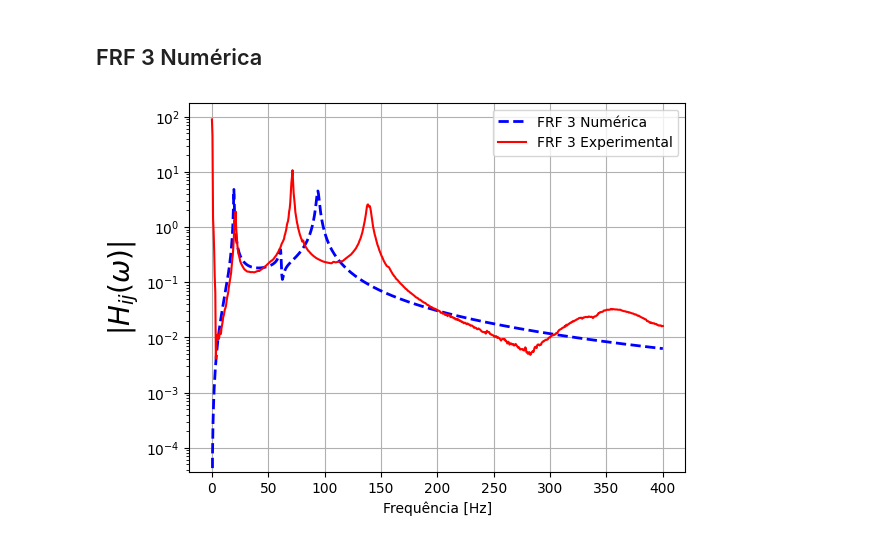
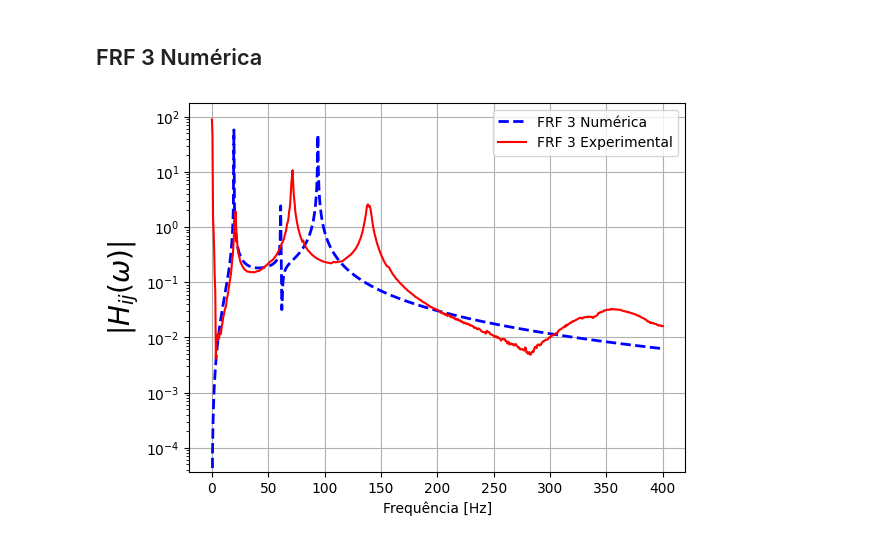
Before and after one commit to Daniel-Sottovia/Grupo-6, a Jupyter notebook: notebook.ipynb, the cells around one changed output. Saved outputs shown, nothing was run; the diff lists cells and outputs as text; code cells hidden in the pictures.

```diff
--- a/notebook.ipynb
+++ b/notebook.ipynb
@@ -1275,7 +1275,7 @@ x = 0  # Considerando índices baseados em zero
 xf = 1  # Considerando índices baseados em zero
 
 # Funcoes Resposta em Frequencia - Com amortecimento
-qsi = qsi_medio
+qsi = 0.001 # qsi_medio
 Hm = np.zeros((len(w), N), dtype=complex)
 H = np.zeros(len(w), dtype=complex)
 
@@ -1300,6 +1300,6 @@ plt.ylabel(r'$|H_{ij}(\omega)|$', fontsize=20)
 plt.grid()
 plt.yscale('log')
 plt.legend()
-plt.savefig("D:\\UFSC\\Vibes\\Cordioli\\Trabalho\\Grupo 6\\FRF1_numerica_qsi_medio_sem_ajuste_viga_guiada.png")
+plt.savefig("D:\\UFSC\\Vibes\\Cordioli\\Trabalho\\Grupo 6\\FRF1_numerica_sem_ajuste_viga_guiada.png")
 plt.show()
 # %% [output]
@@ -1332,7 +1332,7 @@ x = 1  # Considerando índices baseados em zero
 xf = 1  # Considerando índices baseados em zero
 
 # Funcoes Resposta em Frequencia - Com amortecimento
-qsi = qsi_medio
+qsi = 0.001 # qsi_medio
 Hm = np.zeros((len(w), N), dtype=complex)
 H = np.zeros(len(w), dtype=complex)
 
@@ -1357,6 +1357,6 @@ plt.ylabel(r'$|H_{ij}(\omega)|$', fontsize=20)
 plt.grid()
 plt.yscale('log')
 plt.legend()
-plt.savefig("D:\\UFSC\\Vibes\\Cordioli\\Trabalho\\Grupo 6\\FRF2_numerica_qsi_medio_sem_ajuste_viga_guiada.png")
+plt.savefig("D:\\UFSC\\Vibes\\Cordioli\\Trabalho\\Grupo 6\\FRF2_numerica_sem_ajuste_viga_guiada.png")
 plt.show()
 # %% [output]
@@ -1388,33 +1388,33 @@ w = 2 * np.pi * f
 x = 2  # Considerando índices baseados em zero
 xf = 1  # Considerando índices baseados em zero
 
 # Funcoes Resposta em Frequencia - Com amortecimento
-qsi = qsi_medio
+qsi = 0.001 # qsi_medio
 Hm = np.zeros((len(w), N), dtype=complex)
 H = np.zeros(len(w), dtype=complex)
 
 for j in range(len(w)):
     soma1 = 0
     for k in range(N):
         soma1 += - (w[j]**2)*(V[x, k] * V[xf, k] / (wi[k]**2 - w[j]**2 + 1j * 2 * qsi * wi[k] * w[j]))
         Hm[j, k] = - (w[j]**2)*(V[x, k] * V[xf, k] / (wi[k]**2 - w[j]**2 + 1j * 2 * qsi * wi[k] * w[j]))
     H[j] = soma1
 
 # Y = 1j * w * H
 
 # Plotting absolute value of H
 plt.plot(freq, np.abs(H), 'b', linewidth=2, label='FRF 3 Numérica', ls='--')
 
 frf_3_andar = np.abs(df['Signal 4 (Imag.)']) + np.abs(df['Signal 4 (Real)']) # Obtém-se o módulo da FRF
 
 plt.plot(freq, frf_3_andar, 'r', label='FRF 3 Experimental')
 
 plt.xlabel('Frequência [Hz]')
 plt.ylabel(r'$|H_{ij}(\omega)|$', fontsize=20)
 plt.grid()
 plt.yscale('log')
 plt.legend()
-plt.savefig("D:\\UFSC\\Vibes\\Cordioli\\Trabalho\\Grupo 6\\FRF3_numerica_qsi_medio_sem_ajuste_viga_guiada.png")
+plt.savefig("D:\\UFSC\\Vibes\\Cordioli\\Trabalho\\Grupo 6\\FRF3_numerica_sem_ajuste_viga_guiada.png")
 plt.show()
 # %% [output]
-[figure, old version]
+[figure, new version]
```
Also changed, not shown: parts of 2 cells of this notebook, 3 other files.
